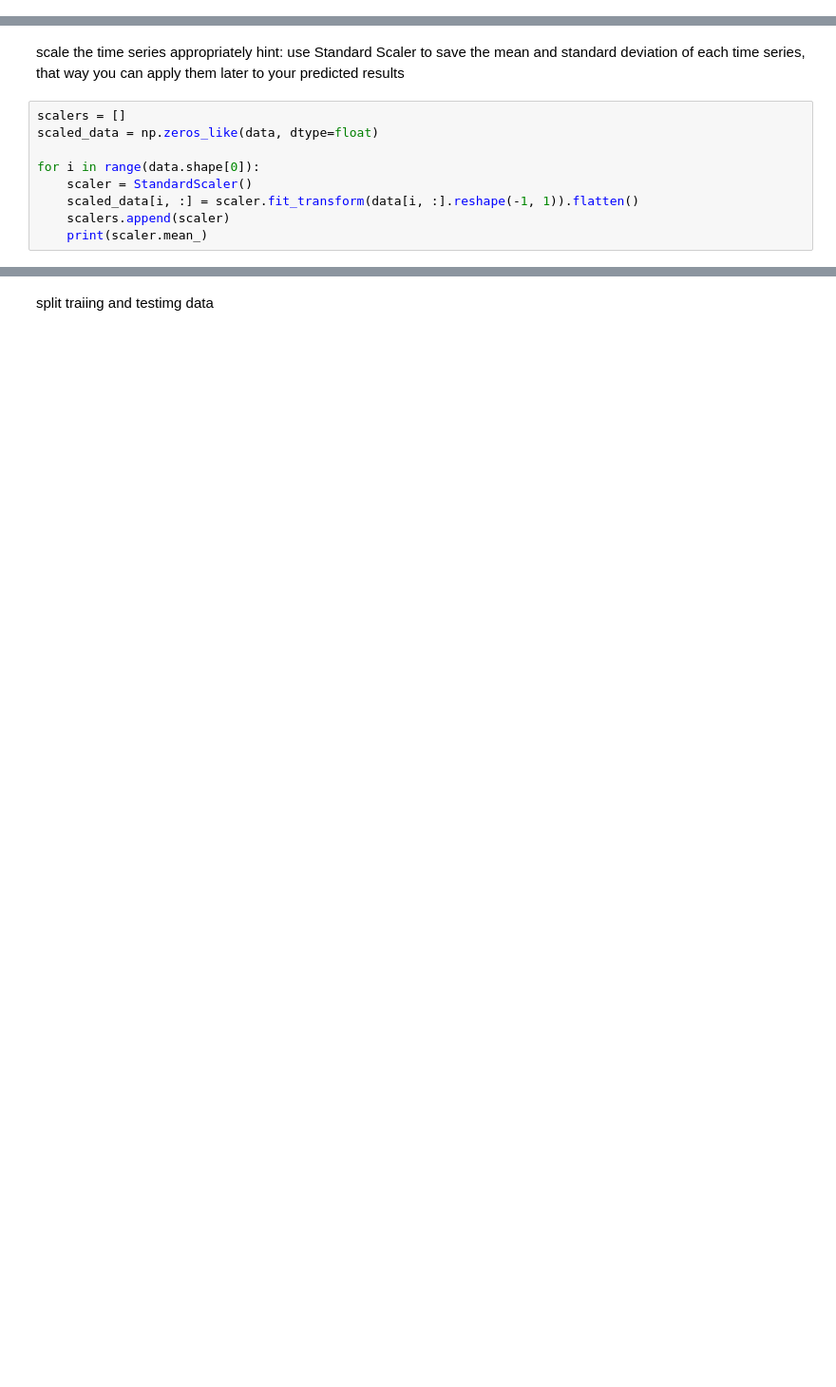
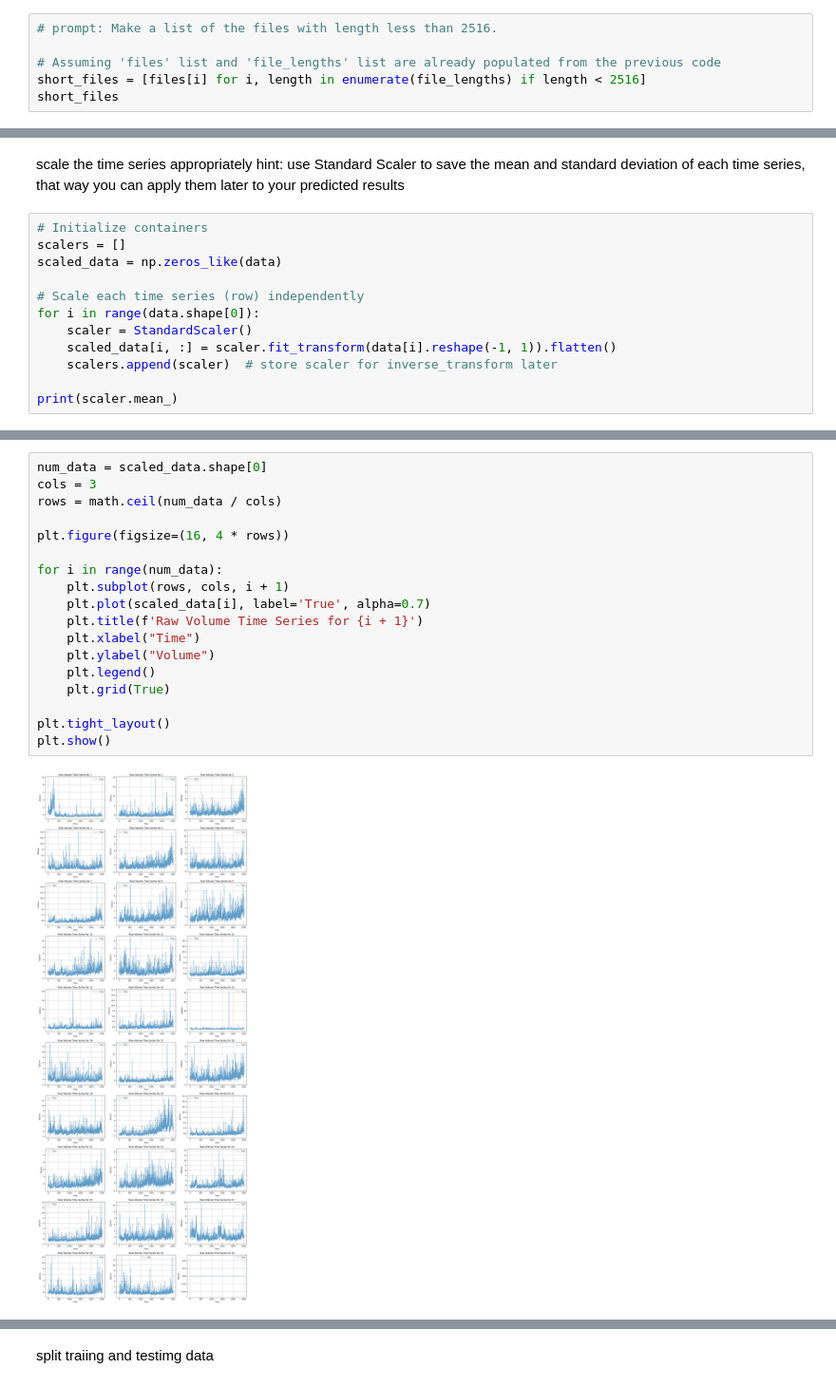
Before and after one commit to urvesh2012/MLTSA25_UBhagat, a Jupyter notebook: HW7/autoencoder_time_series.ipynb, the cells around one changed output, grey strips where cells are left out. Shown at 95% size. Cells and saved outputs as stored; diff of their text form; blank space fills up the shorter version.

```diff
--- a/HW7/autoencoder_time_series.ipynb
+++ b/HW7/autoencoder_time_series.ipynb
@@ -100,0 +103,6 @@ for i, file in tqdm(enumerate(files), total=len(files)):
+# %%
+# prompt: Make a list of the files with length less than 2516.
+
+# Assuming 'files' list and 'file_lengths' list are already populated from the previous code
+short_files = [files[i] for i, length in enumerate(file_lengths) if length < 2516]
+short_files
@@ -116,12 +158,15 @@ plt.show()
 scale the time series appropriately
 hint: use Standard Scaler to save the mean and standard deviation of each time series, that way you can apply them later to your predicted results
 # %%
+# Initialize containers
 scalers = []
-scaled_data = np.zeros_like(data, dtype=float)
+scaled_data = np.zeros_like(data)
 
+# Scale each time series (row) independently
 for i in range(data.shape[0]):
     scaler = StandardScaler()
-    scaled_data[i, :] = scaler.fit_transform(data[i, :].reshape(-1, 1)).flatten()
-    scalers.append(scaler)
-    print(scaler.mean_)
+    scaled_data[i, :] = scaler.fit_transform(data[i].reshape(-1, 1)).flatten()
+    scalers.append(scaler)  # store scaler for inverse_transform later
+
+print(scaler.mean_)
 # %% [output]
@@ -160,0 +190,20 @@ array([1., 1., 1., 1., 1., 1., 1., 1., 1., 1., 1., 1., 1., 1., 1., 1., 1.,
+# %%
+num_data = scaled_data.shape[0]
+cols = 3
+rows = math.ceil(num_data / cols)
+
+plt.figure(figsize=(16, 4 * rows))
+
+for i in range(num_data):
+    plt.subplot(rows, cols, i + 1)
+    plt.plot(scaled_data[i], label='True', alpha=0.7)
+    plt.title(f'Raw Volume Time Series for {i + 1}')
+    plt.xlabel("Time")
+    plt.ylabel("Volume")
+    plt.legend()
+    plt.grid(True)
+
+plt.tight_layout()
+plt.show()
+# %% [output]
+[figure, added]
```
Also changed, not shown: parts of 39 cells of this notebook.
